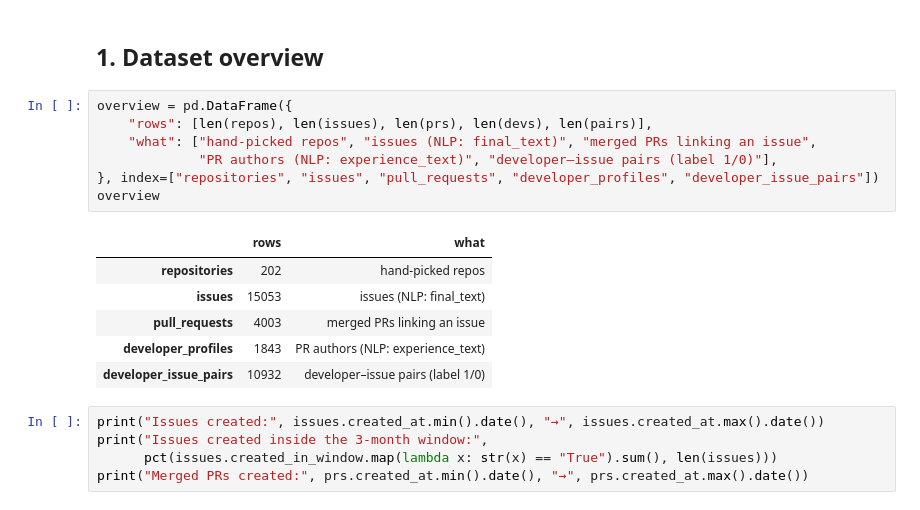
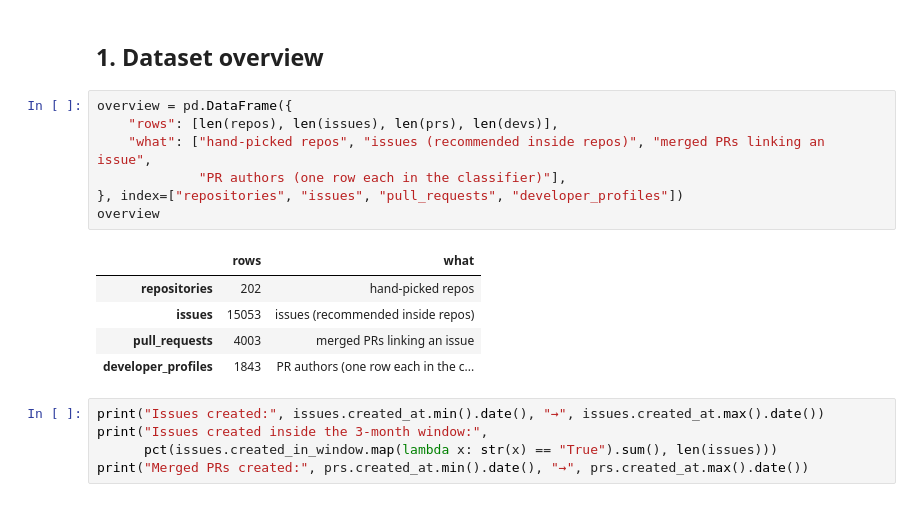
Before and after one commit to iftekhar-ifat/op3nsrc, a Jupyter notebook: notebooks/eda.ipynb, the cells around one changed output. Saved outputs shown, nothing was run; the diff lists cells and outputs as text.

```diff
--- a/notebooks/eda.ipynb
+++ b/notebooks/eda.ipynb
@@ -85,18 +84,17 @@ def pct(n, d):
 ## 1. Dataset overview
 # %%
 overview = pd.DataFrame({
-    "rows": [len(repos), len(issues), len(prs), len(devs), len(pairs)],
-    "what": ["hand-picked repos", "issues (NLP: final_text)", "merged PRs linking an issue",
-             "PR authors (NLP: experience_text)", "developer–issue pairs (label 1/0)"],
-}, index=["repositories", "issues", "pull_requests", "developer_profiles", "developer_issue_pairs"])
+    "rows": [len(repos), len(issues), len(prs), len(devs)],
+    "what": ["hand-picked repos", "issues (recommended inside repos)", "merged PRs linking an issue",
+             "PR authors (one row each in the classifier)"],
+}, index=["repositories", "issues", "pull_requests", "developer_profiles"])
 overview
 # %% [output]
 |  | rows | what |
 | repositories | 202 | hand-picked repos |
-| issues | 15053 | issues (NLP: final_text) |
+| issues | 15053 | issues (recommended inside repos) |
 | pull_requests | 4003 | merged PRs linking an issue |
-| developer_profiles | 1843 | PR authors (NLP: experience_text) |
-| developer_issue_pairs | 10932 | developer–issue pairs (label 1/0) |
+| developer_profiles | 1843 | PR authors (one row each in the c... |
 # %%
 print("Issues created:", issues.created_at.min().date(), "→", issues.created_at.max().date())
 print("Issues created inside the 3-month window:",
```
Also changed, not shown: parts of 14 cells of this notebook, 22 other files.
